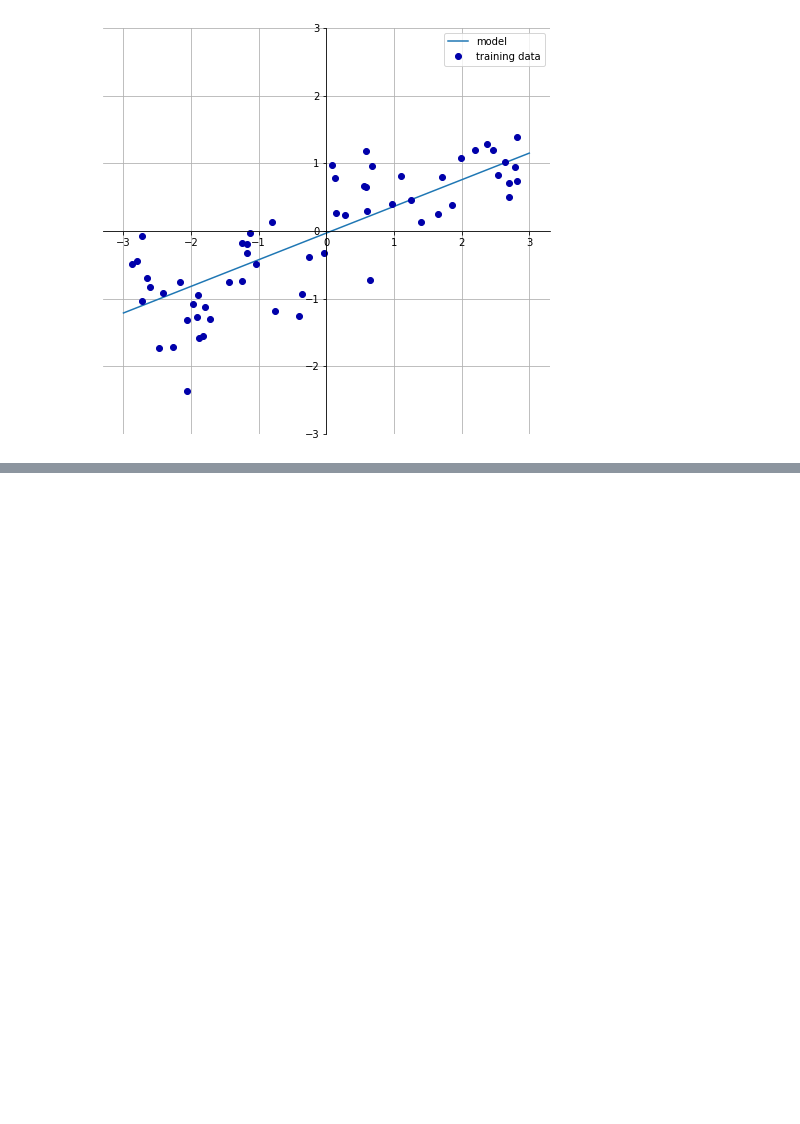
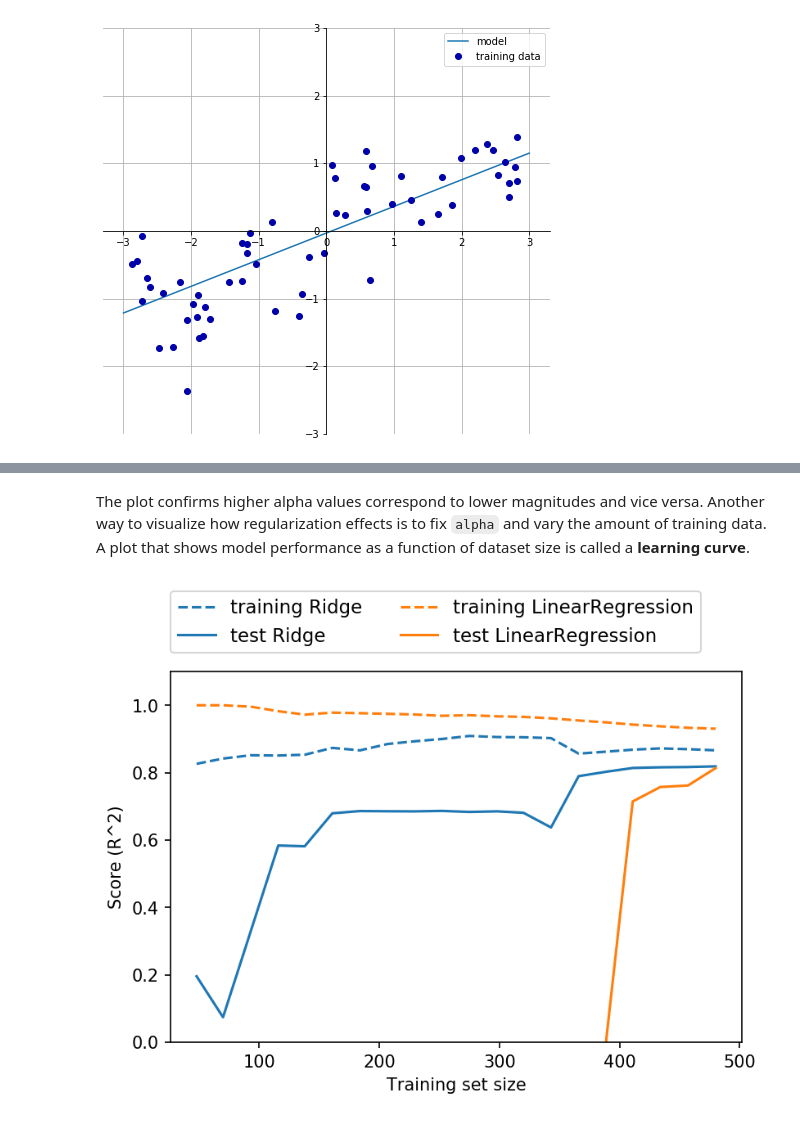
Before and after one commit to andrewdaoust/intro-ml, a Jupyter notebook: chapter2.ipynb, the cells around one changed output, grey strips where cells are left out. Cells and saved outputs as stored; diff of their text form; code cells hidden in the pictures; blank space fills up the shorter version.

```diff
--- a/chapter2.ipynb
+++ b/chapter2.ipynb
@@ -259,0 +336,7 @@ _**Linear regression (aka ordinary least squares)**_
+# %% [markdown]
+The plot confirms higher alpha values correspond to lower magnitudes and vice versa. Another way to visualize how regularization effects is to fix `alpha` and vary the amount of training data. A plot that shows model performance as a function of dataset size is called a __learning curve__.
+# %%
+plt.figure(dpi=150)
+mglearn.plots.plot_ridge_n_samples()
+# %% [output]
+[figure, added]
```
Also changed, not shown: parts of 22 cells of this notebook.
